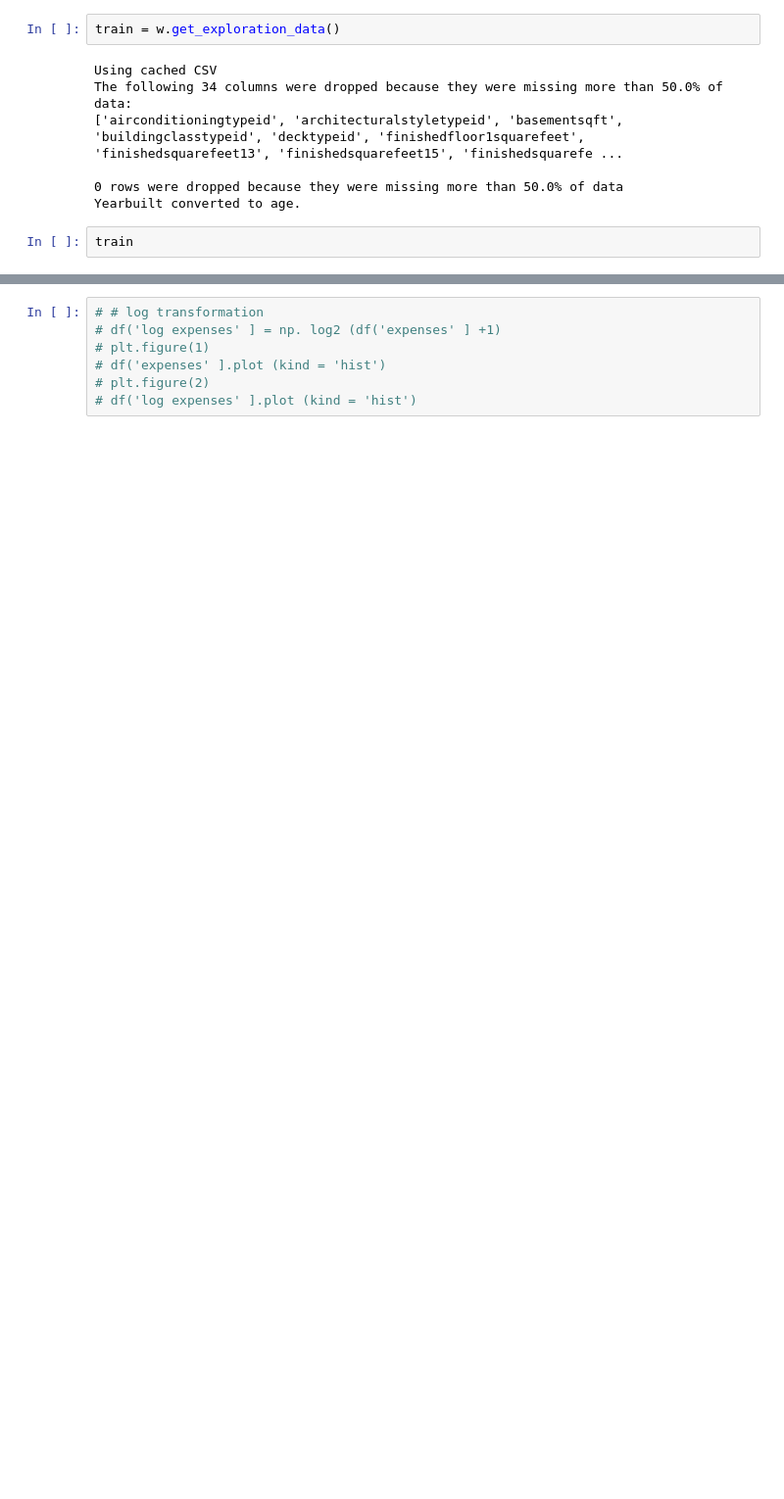
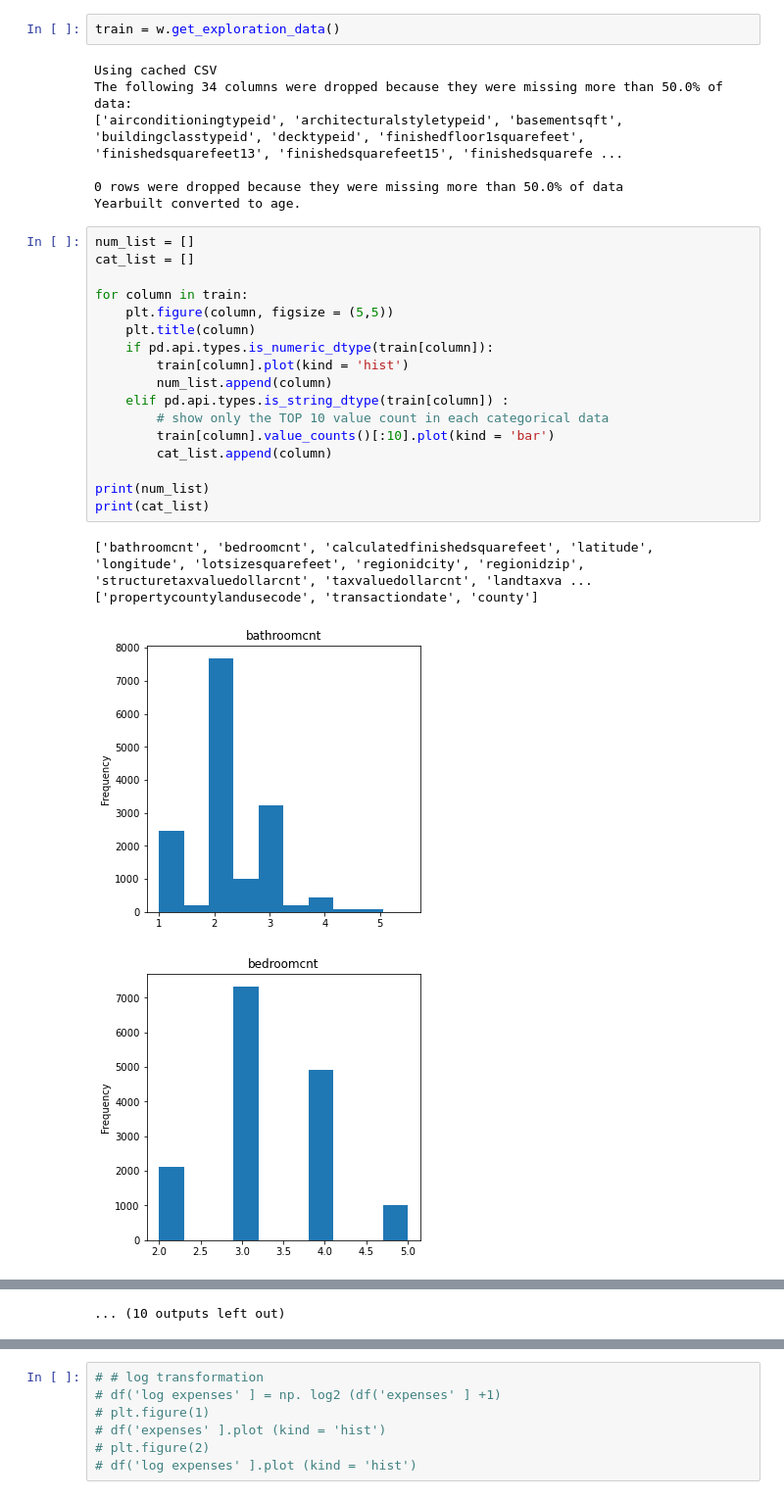
Before and after one commit to nicholas-dougherty/clustering-project, a Jupyter notebook: workbooks/eda.ipynb, the cells around one changed output, grey strips where cells are left out. Shown at 98% size. Cells and saved outputs as stored; diff of their text form; blank space fills up the shorter version.

```diff
--- a/workbooks/eda.ipynb
+++ b/workbooks/eda.ipynb
@@ -38,5 +40,25 @@ The following 34 columns were dropped because they were missing more than 50.0%
 
 0 rows were dropped because they were missing more than 50.0% of data
 Yearbuilt converted to age.
-# %%
-train
+# %%
+num_list = []
+cat_list = []
+
+for column in train:
+    plt.figure(column, figsize = (5,5))
+    plt.title(column)
+    if pd.api.types.is_numeric_dtype(train[column]):
+        train[column].plot(kind = 'hist')
+        num_list.append(column)
+    elif pd.api.types.is_string_dtype(train[column]) :
+        # show only the TOP 10 value count in each categorical data
+        train[column].value_counts()[:10].plot(kind = 'bar')
+        cat_list.append(column)
+
+print(num_list)
+print(cat_list)
+# %% [output]
+['bathroomcnt', 'bedroomcnt', 'calculatedfinishedsquarefeet', 'latitude', 'longitude', 'lotsizesquarefeet', 'regionidcity', 'regionidzip', 'structuretaxvaluedollarcnt', 'taxvaluedollarcnt', 'landtaxva ...
+['propertycountylandusecode', 'transactiondate', 'county']
+[figure, added]
+[figure, added]
@@ -43,3 +74,4 @@ train
+... (10 outputs left out)
 # %%
 num_list = []
 cat_list = []
```
Also changed, not shown: parts of 6 cells of this notebook, 2 other files.
